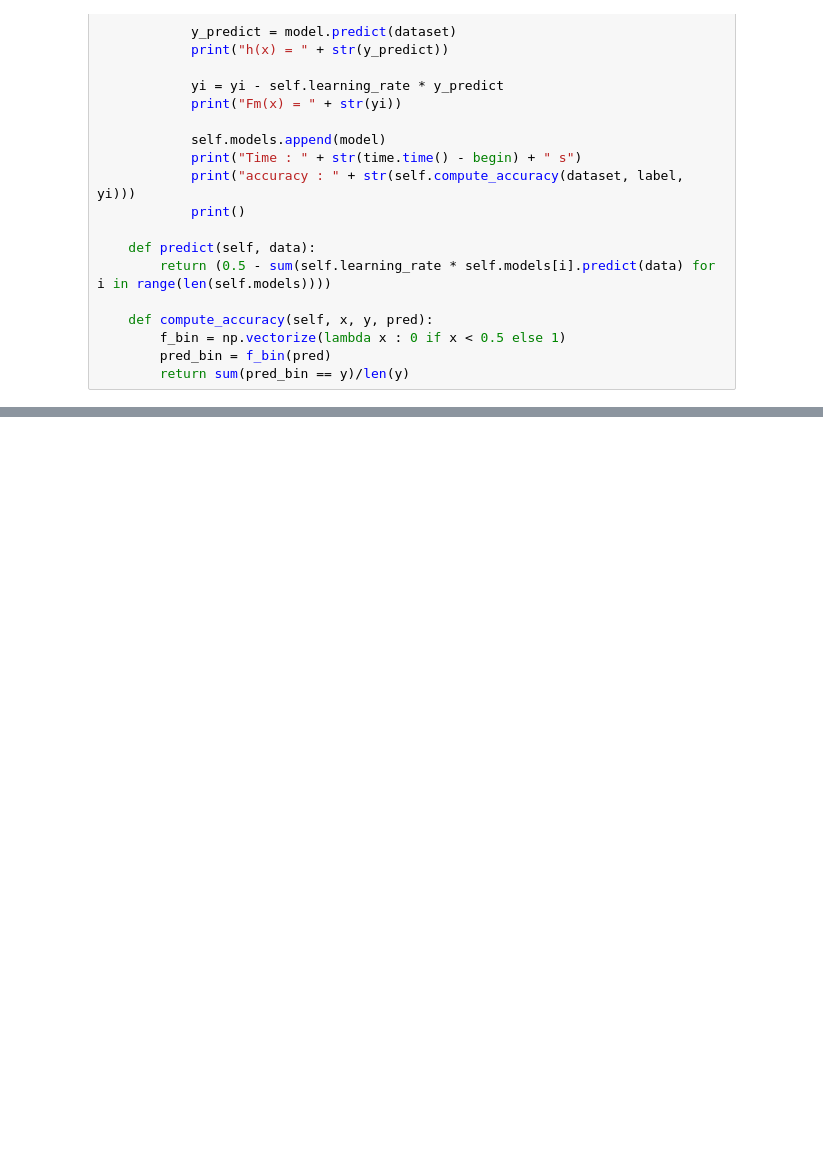
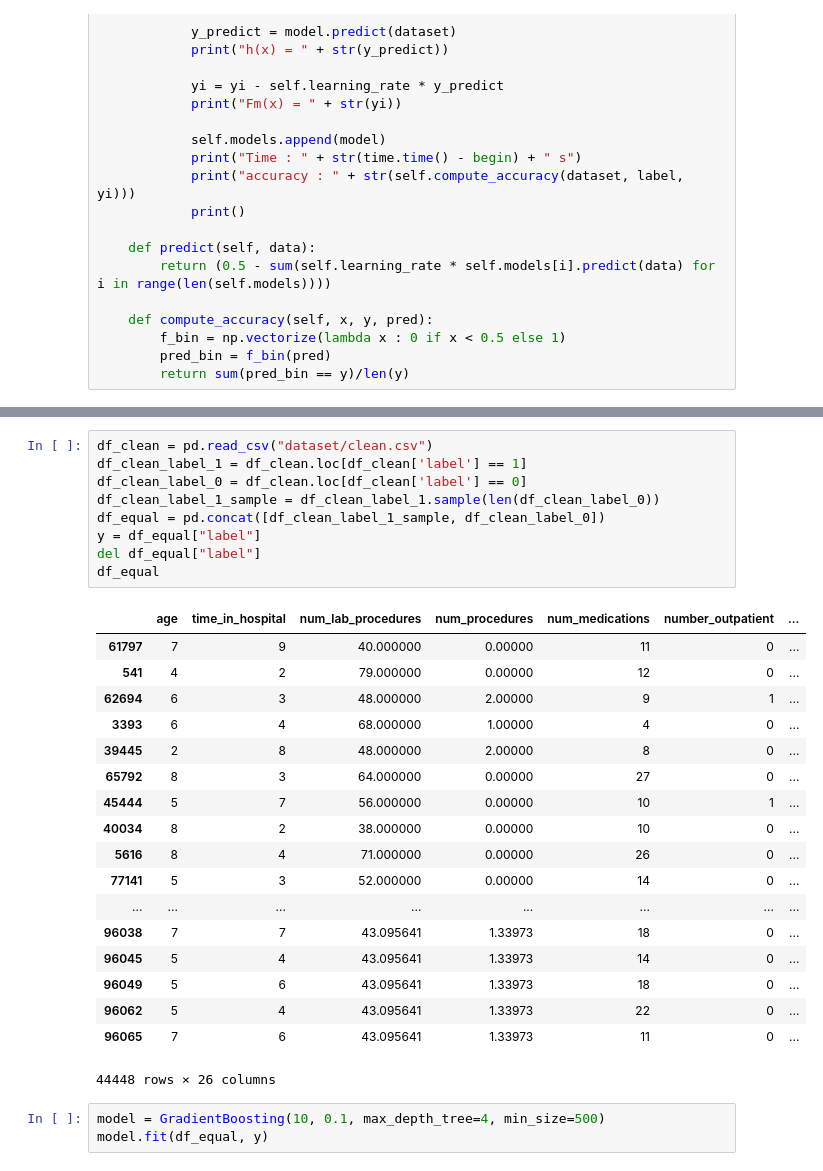
Before and after one commit to fersandiP/grad-boost-ml, a Jupyter notebook: decision_tree.ipynb, the cells around one changed output, grey strips where cells are left out. Saved outputs shown, nothing was run; the diff lists cells and outputs as text; blank space fills up the shorter version.

Commit message:
add equal dataset

```diff
--- a/decision_tree.ipynb
+++ b/decision_tree.ipynb
@@ -234,0 +223,31 @@ Sum of residual : 23230.80000001687
+# %%
+df_clean = pd.read_csv("dataset/clean.csv")
+df_clean_label_1 = df_clean.loc[df_clean['label'] == 1]
+df_clean_label_0 = df_clean.loc[df_clean['label'] == 0]
+df_clean_label_1_sample = df_clean_label_1.sample(len(df_clean_label_0))
+df_equal = pd.concat([df_clean_label_1_sample, df_clean_label_0])
+y = df_equal["label"]
+del df_equal["label"]
+df_equal
+# %% [output]
+|  | age | time_in_hospital | num_lab_procedures | num_procedures | num_medications | number_outpatient | ... |
+| 61797 | 7 | 9 | 40.000000 | 0.00000 | 11 | 0 | ... |
+| 541 | 4 | 2 | 79.000000 | 0.00000 | 12 | 0 | ... |
+| 62694 | 6 | 3 | 48.000000 | 2.00000 | 9 | 1 | ... |
+| 3393 | 6 | 4 | 68.000000 | 1.00000 | 4 | 0 | ... |
+| 39445 | 2 | 8 | 48.000000 | 2.00000 | 8 | 0 | ... |
+| 65792 | 8 | 3 | 64.000000 | 0.00000 | 27 | 0 | ... |
+| 45444 | 5 | 7 | 56.000000 | 0.00000 | 10 | 1 | ... |
+| 40034 | 8 | 2 | 38.000000 | 0.00000 | 10 | 0 | ... |
+| 5616 | 8 | 4 | 71.000000 | 0.00000 | 26 | 0 | ... |
+| 77141 | 5 | 3 | 52.000000 | 0.00000 | 14 | 0 | ... |
+| ... | ... | ... | ... | ... | ... | ... | ... |
+| 96038 | 7 | 7 | 43.095641 | 1.33973 | 18 | 0 | ... |
+| 96045 | 5 | 4 | 43.095641 | 1.33973 | 14 | 0 | ... |
+| 96049 | 5 | 6 | 43.095641 | 1.33973 | 18 | 0 | ... |
+| 96062 | 5 | 4 | 43.095641 | 1.33973 | 22 | 0 | ... |
+| 96065 | 7 | 6 | 43.095641 | 1.33973 | 11 | 0 | ... |
+44448 rows × 26 columns
+# %%
+model = GradientBoosting(10, 0.1, max_depth_tree=4, min_size=500)
+model.fit(df_equal, y)
```
Also changed, not shown: parts of 2 cells of this notebook.
